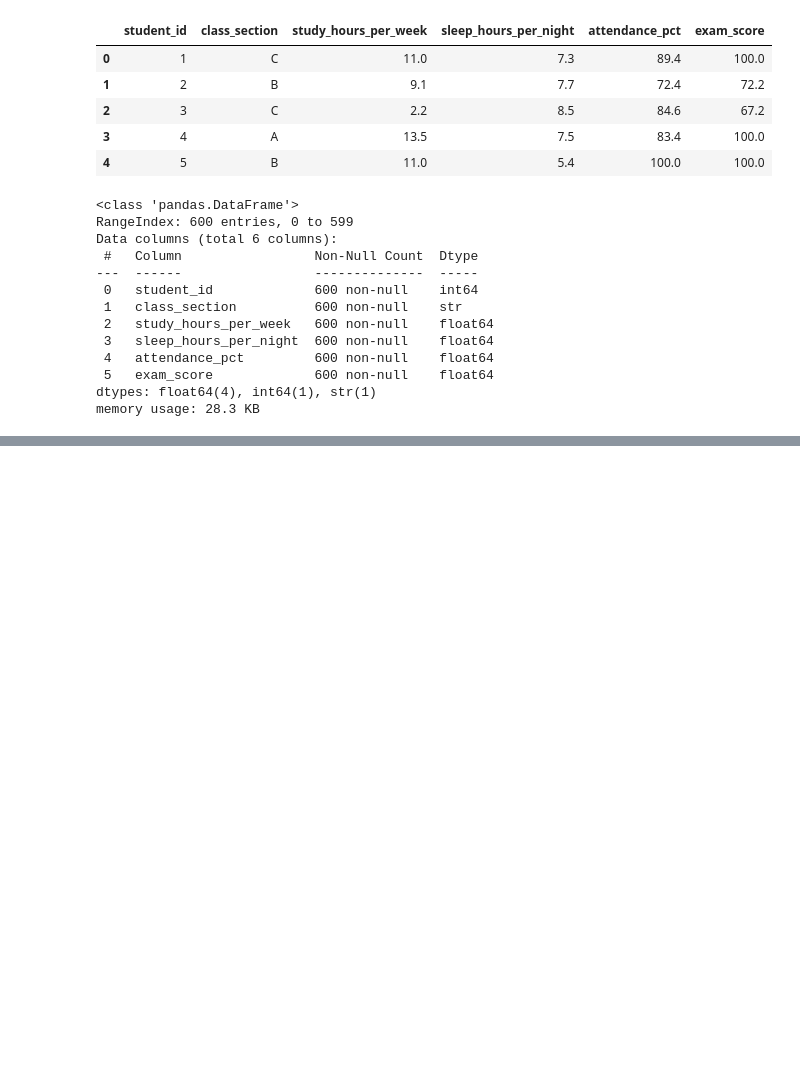
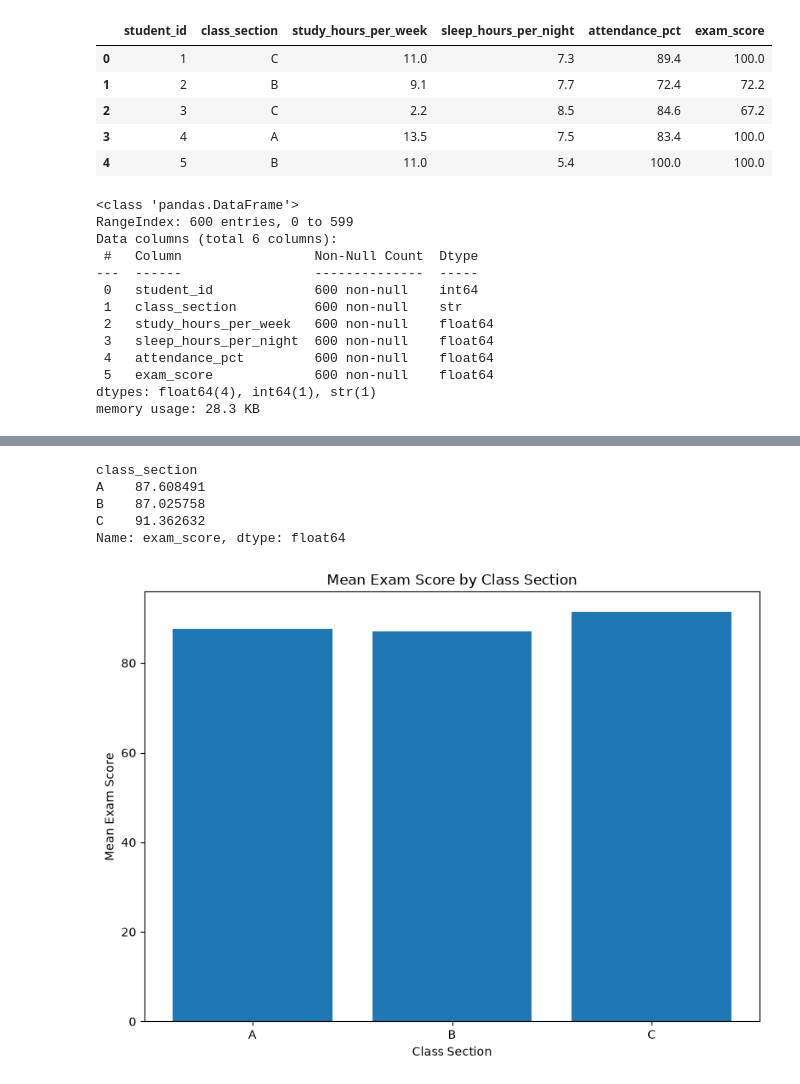
Before and after one commit to Muhammad-Subhan456/ArhamSoft_Internee_Updates, a Jupyter notebook: week6-28th_august_2026_Day1/eda_precision_lab.ipynb, the cells around one changed output, grey strips where cells are left out. Saved outputs shown, nothing was run; the diff lists cells and outputs as text; code cells hidden in the pictures; blank space fills up the shorter version.

```diff
--- a/week6-28th_august_2026_Day1/eda_precision_lab.ipynb
+++ b/week6-28th_august_2026_Day1/eda_precision_lab.ipynb
@@ -2947,0 +559,42 @@ in this dataset rather than proof that one factor directly causes another.
+# %%
+section_means = (
+    students
+    .groupby("class_section")["exam_score"]
+    .mean()
+    .reindex(["A", "B", "C"])
+)
+
+section_means
+# %% [output]
+class_section
+A    87.608491
+B    87.025758
+C    91.362632
+Name: exam_score, dtype: float64
+# %%
+fig, ax = plt.subplots(figsize=(8, 6))
+
+ax.bar(
+    section_means.index,
+    section_means.values
+)
+
+ax.set_title("Mean Exam Score by Class Section")
+
+ax.set_xlabel("Class Section")
+
+ax.set_ylabel("Mean Exam Score")
+
+fig.tight_layout()
+
+chart_path = output_dir / "exam_score_by_class_section.png"
+
+fig.savefig(
+    chart_path,
+    dpi=300,
+    bbox_inches="tight"
+)
+
+plt.show()
+# %% [output]
+[figure, added]
```
Also changed, not shown: parts of 216 cells of this notebook, 18 other files.
